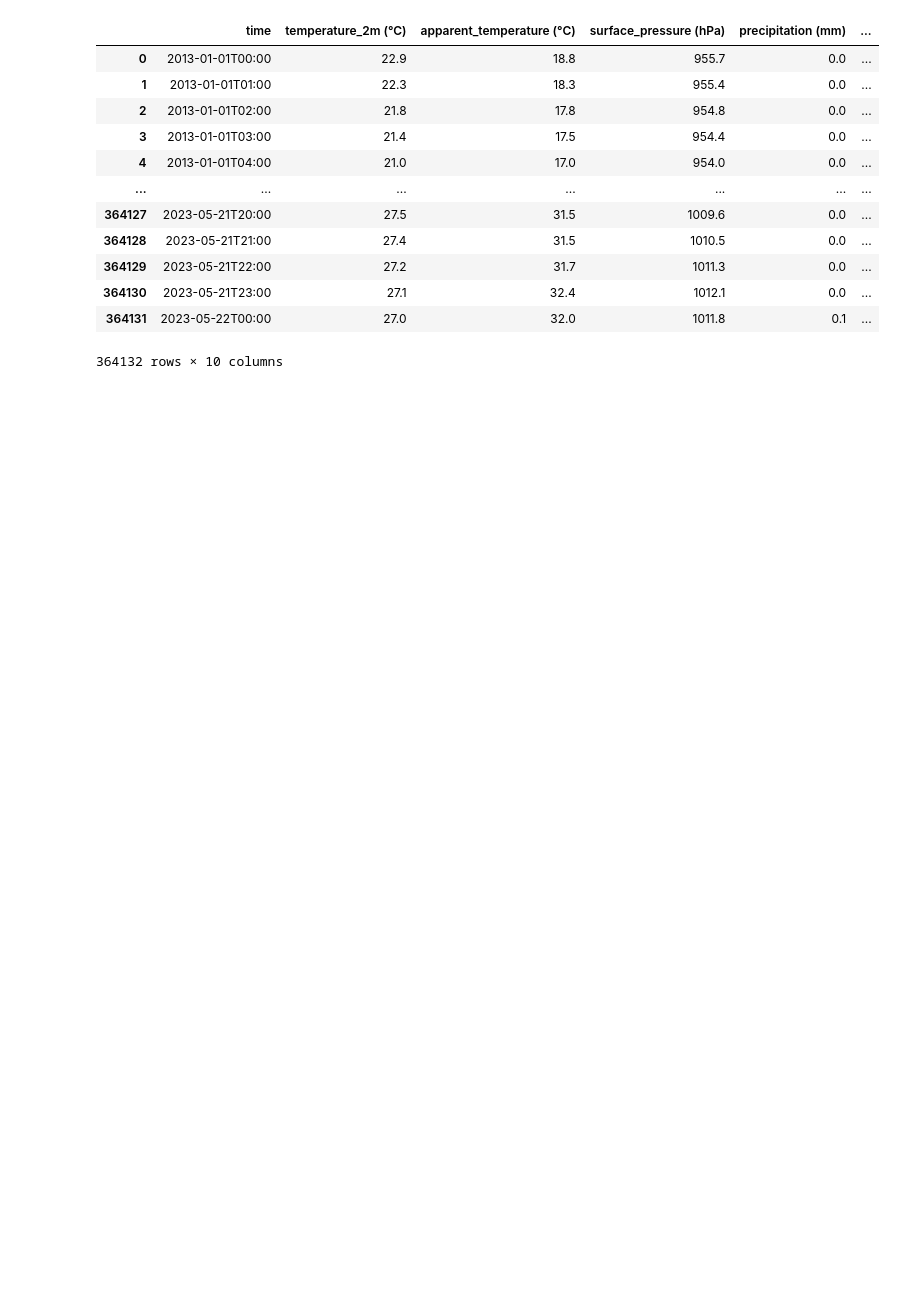
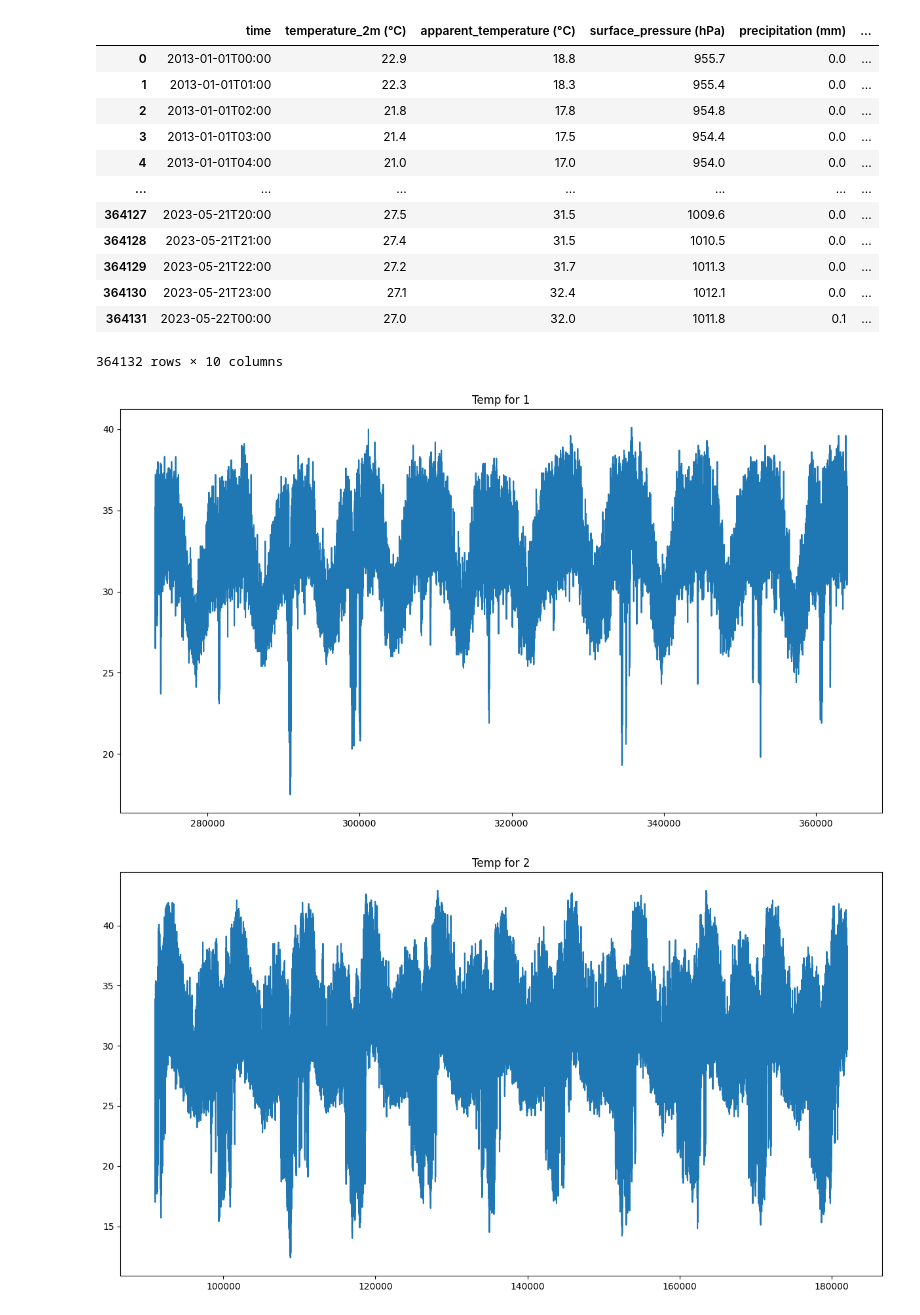
Before and after one commit to vdavidanalyst/Weather_wiz, a Jupyter notebook: model.ipynb, the cells around one changed output. Cells and saved outputs as stored; diff of their text form; code cells hidden in the pictures; blank space fills up the shorter version.

```diff
--- a/model.ipynb
+++ b/model.ipynb
@@ -22,5 +23,22 @@ df
 364132 rows × 10 columns
 # %%
 df['time'] = pd.to_datetime(df['time'], format='%Y-%m-%d')
+# %%
+#filtering for each city
+lag = df[df['city'] == 'Lagos']
+keffi = df[df['city'] == 'Keffi']
+minna = df[df['city'] == 'Minna']
+abj = df[df['city'] == 'Abuja']
 # %%
 df.set_index(df['time'], inplace=True)
+# %%
+#ploting for each city
+lis = [lag, keffi, minna, abj]
+for i, j in enumerate(lis):
+  plt.figure(figsize=(15,8))
+  plt.plot(j.index, j['apparent_temperature (°C)'])
+  plt.title('Temp for {}'.format(i + 1))
+  plt.show()
+# %% [output]
+[figure, added]
+[figure, added]
```
Also changed, not shown: parts of 7 cells of this notebook.
